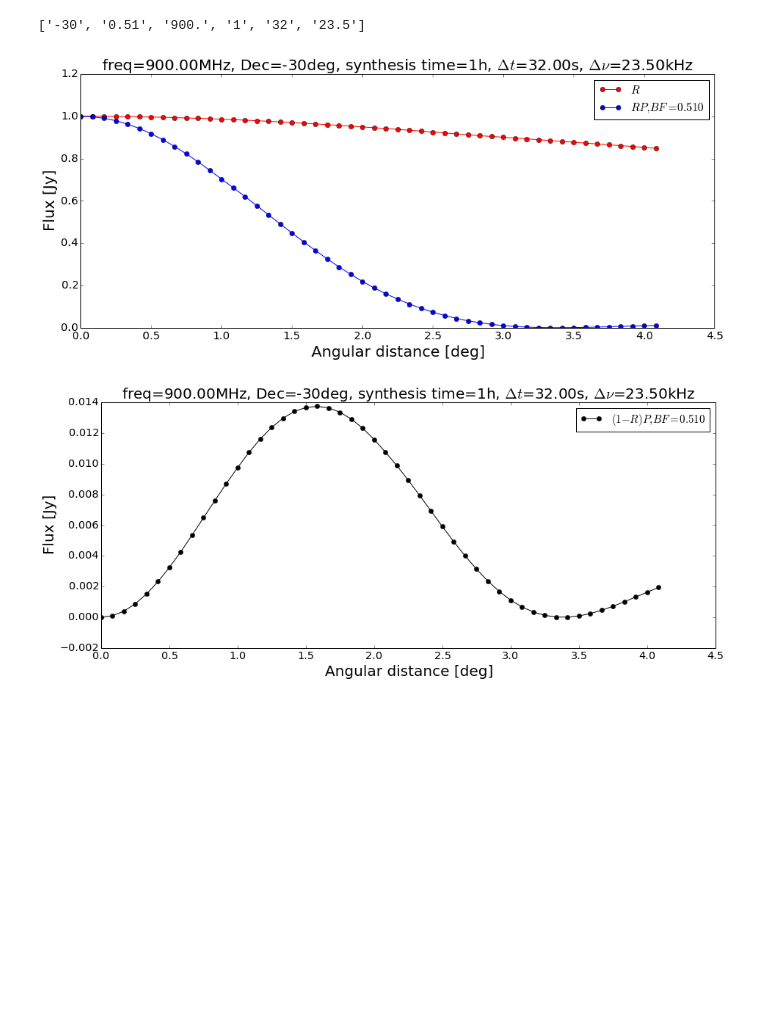
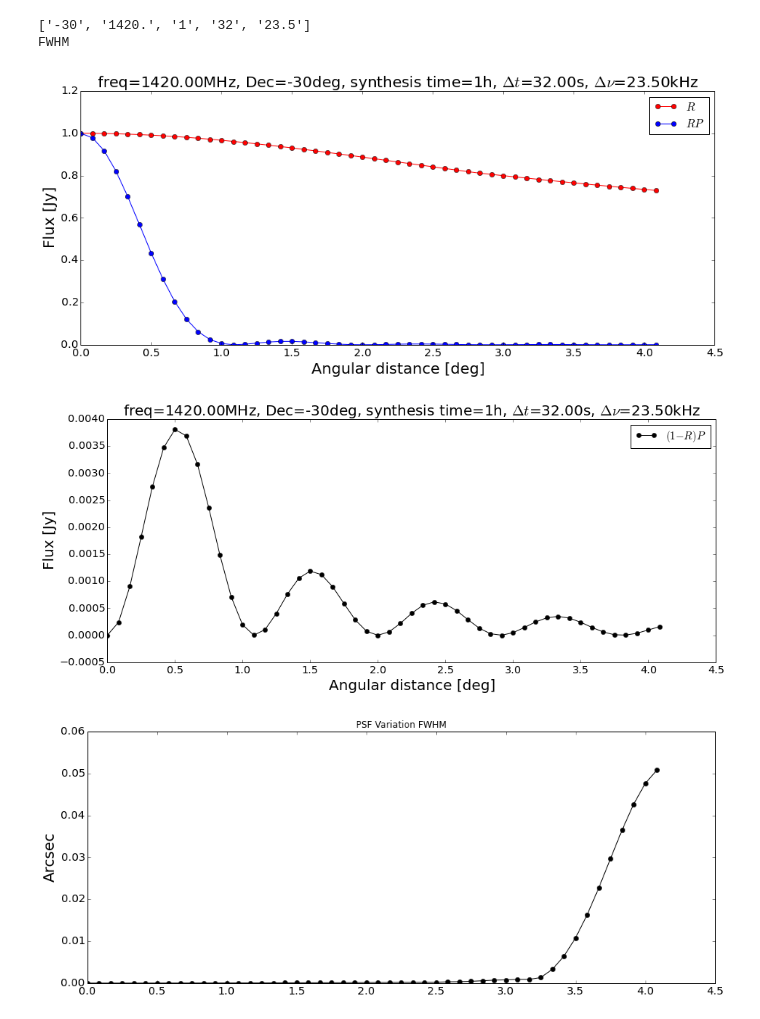
Before and after one commit to atemkeng/MeerKAT_SIM_TIME_FREQ_SMEARING, a Jupyter notebook: plots_averaging_meerkat.ipynb, the cells around one changed output. Cells and saved outputs as stored; diff of their text form; code cells hidden in the pictures; blank space fills up the shorter version.

```diff
--- a/plots_averaging_meerkat.ipynb
+++ b/plots_averaging_meerkat.ipynb
@@ -15,12 +15,12 @@ def plots( RP=None, R=None, parameters=""):
 
     params = parameters.split(",")
     print params
-    dec, bf, freq, st, dt, dnu, = params[0], params[1], params[2], params[3], params[4], params[5]
-    beamwidth = ((float(bf)*3e8)/(2.*float(freq)*10**6*13.5))*90./np.pi
+    dec, freq, st, dt, dnu, = params[0], params[1], params[2], params[3], params[4]
+    #beamwidth = ((float(bf)*3e8)/(2.*float(freq)*10**6*13.5))*90./np.pi
 
     pylab.figure(figsize=(15, 6))
     pylab.plot(R['radius'], R['flux'],'r-o',label=r"$R$")
-    pylab.plot(RP['radius'], RP['flux'],'b-o',label=r"$RP, BF=%.3f$"%(float(bf)))
+    pylab.plot(RP['radius'], RP['flux'],'b-o',label=r"$RP$")
     #pylab.plot(R['radius'], (1-R['flux'])*(RP['flux']/R['flux']),'k-o',label=r"$(1-R)P, BF=%.3f$"%(float(bf)))
     pylab.title(r"freq=%.2fMHz, Dec=%ddeg, synthesis time=%dh, $\Delta t$=%.2fs, $\Delta \nu$=%.2fkHz"%(float(freq),
                                                                                                    int(dec), int(st),float(dt),float(dnu)),fontsize=text_size_label)
@@ -30,16 +30,35 @@ def plots( RP=None, R=None, parameters=""):
 
 def plotx (RP=None, R=None, parameters=""):
     params = parameters.split(",")
-    dec, bf, freq, st, dt, dnu, = params[0], params[1], params[2], params[3], params[4], params[5]
-    beamwidth = ((float(bf)*3e8)/(2.*float(freq)*10**6*13.5))*90./np.pi
+    dec, freq, st, dt, dnu, = params[0], params[1], params[2], params[3], params[4]
+    #beamwidth = ((float(bf)*3e8)/(2.*float(freq)*10**6*13.5))*90./np.pi
 
     pylab.figure(figsize=(15, 6))
-    pylab.plot(R['radius'], (1-R['flux'])*(RP['flux']/R['flux']),'k-o',label=r"$(1-R)P, BF=%.3f$"%(float(bf)))
+    pylab.plot(R['radius'], (1-R['flux'])*(RP['flux']/R['flux']),'k-o',label=r"$(1-R)P$")
     pylab.title(r"freq=%.2fMHz, Dec=%ddeg, synthesis time=%dh, $\Delta t$=%.2fs, $\Delta \nu$=%.2fkHz"%(float(freq),
                                                                                                    int(dec), int(st),float(dt),float(dnu)),fontsize=text_size_label)
     pylab.xlabel("Angular distance [deg]", fontsize=text_size_label)
     pylab.ylabel("Flux [Jy]", fontsize=text_size_label)
     pylab.legend()
+
+def PSF_FWHM(RP=None,location=None):
+    print "FWHM"
+    import subprocess
+    from pyrap.images import image
+    outputfile = subprocess.check_output("ls %s/*.fits"%location, shell=True).split("\n")
+    outputfile.pop()
+    psf_fwhm = []
+    for i in range(1,len(outputfile)):
+        im = image("%s"%outputfile[i])
+        std = (im.getdata()).std()
+
+        psf_fwhm.append(2.*np.sqrt(2.*np.log2(2.))*std)
+
+    pylab.figure(figsize=(15, 6))
+    pylab.plot(RP['radius'], (np.sort(np.array(psf_fwhm))),'k-o')
+    pylab.title(r"PSF Variation FWHM")
+    pylab.ylabel("Arcsec", fontsize=text_size_label)
+    pylab.legend()
 # %%
 
 # RP for frequency=900MHz, delta_t=32s, delta_f=23.5kHz, Dec=-30deg, synthesis time=1h, total bandwidth=117.5kHz
@@ -54,9 +76,13 @@ plotx(RP,R,"-30,1.2195,900.,1,32,23.5")
 # %%
-# RP for frequency=900MHz, delta_t=32s, delta_f=23.5kHz, Dec=-30deg, synthesis time=1h, total bandwidth=117.5kHz
-RP = np.load("rp_1.02lambada_dec-30_900MHz_int32s_channel32.5kHz-synthesis1h.data")
-plots(RP,R,"-30,0.51,900.,1,32,23.5")
-plotx(RP,R,"-30,0.51,900.,1,32,23.5")
+# RP for frequency=1420MHz, delta_t=32s, delta_f=23.5kHz, Dec=-30deg, synthesis time=1h, total bandwidth=117.5kHz
+RP = np.load("rp_dec-30_1420MHz_int32s_channel32.5kHz-synthesis1h.data")
+R = np.load("r_dec-30_1420MHz_int32s_channel32.5kHz-synthesis1h.data")
+plots(RP,R,"-30,1420.,1,32,23.5")
+plotx(RP,R,"-30,1420.,1,32,23.5")
+PSF_FWHM(RP,location="PSFs-rp_dec-30_1420MHz_int32s_channel32.5kHz-synthesis1h")
 # %% [output]
-['-30', '0.51', '900.', '1', '32', '23.5']
+['-30', '1420.', '1', '32', '23.5']
+FWHM
-[figure, old version]
+[figure, new version]
-[figure, old version]
+[figure, new version]
+[figure, added]
```
Also changed, not shown: parts of 7 cells of this notebook.
